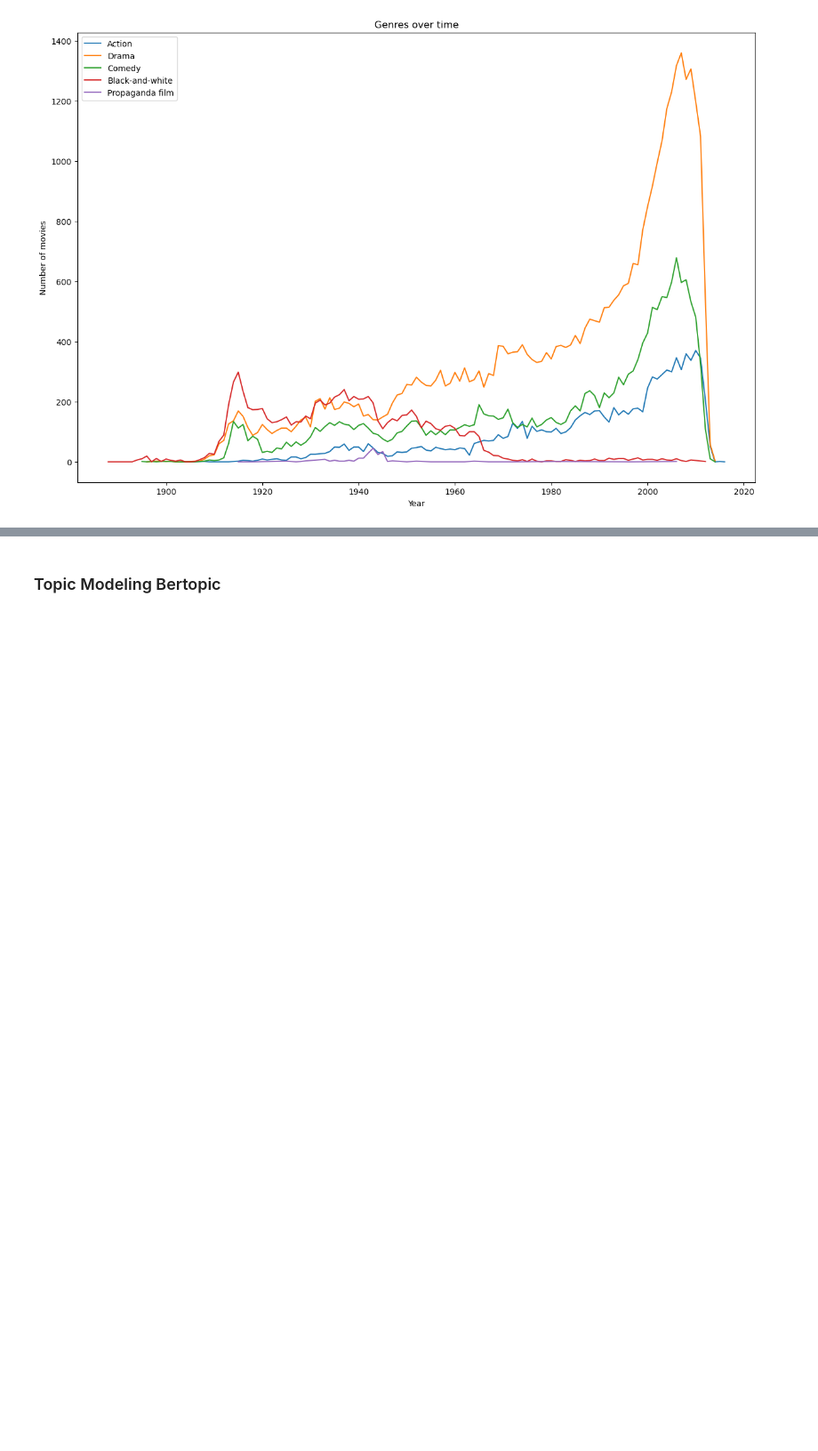
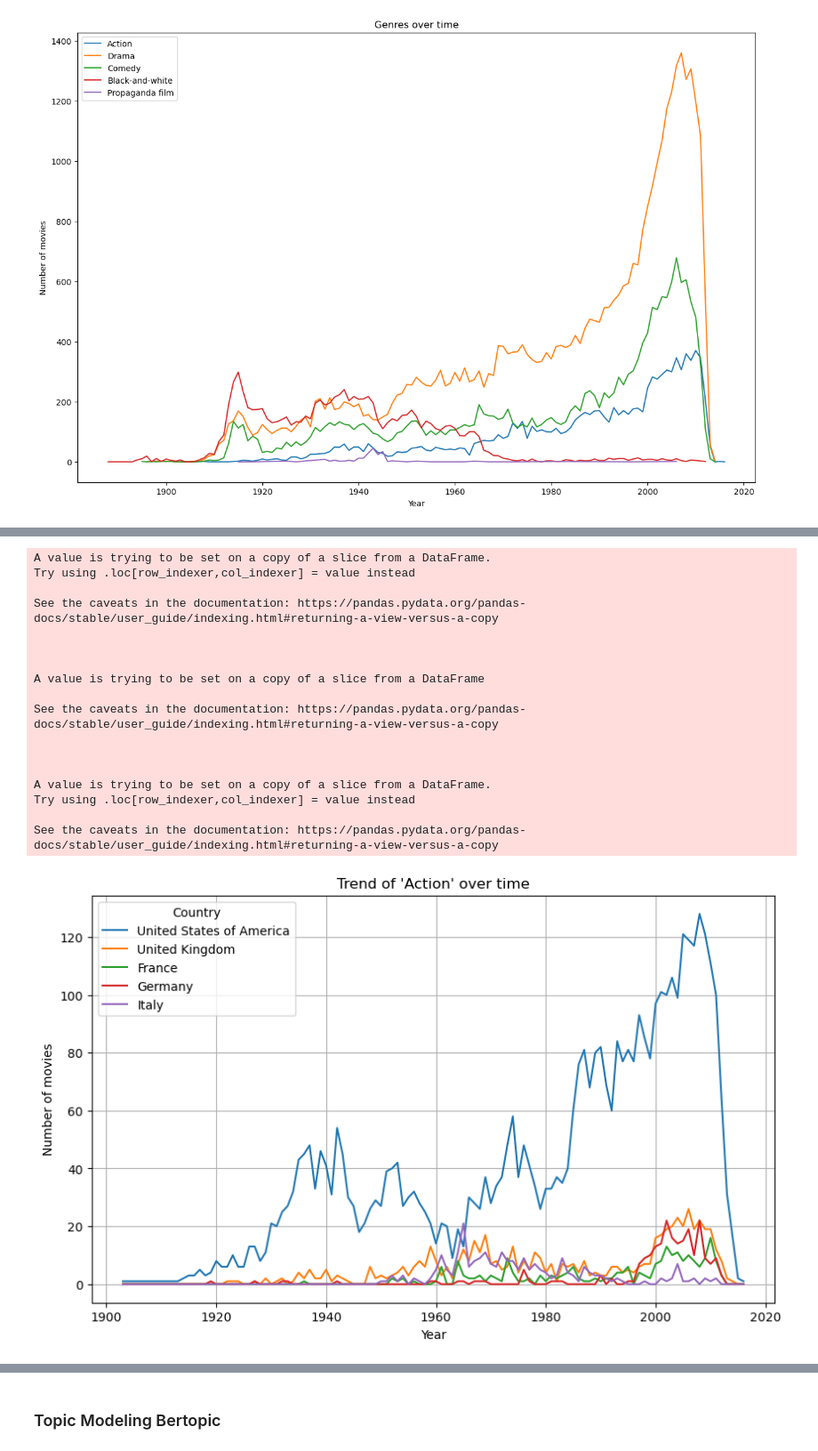
Before and after one commit to epfl-ada/ada-2024-project-teamcsx24, a Jupyter notebook: src/analysisResearch/dataExplo.ipynb, the cells around one changed output, grey strips where cells are left out. Shown at 89% size. Saved outputs shown, nothing was run; the diff lists cells and outputs as text; code cells hidden in the pictures; blank space fills up the shorter version.

Commit message:
Arnaud last commit resultsArnaud + genre explo

```diff
--- a/src/analysisResearch/dataExplo.ipynb
+++ b/src/analysisResearch/dataExplo.ipynb
@@ -155,0 +100,43 @@ fig.show()
+# %%
+# Genre evolution per country
+def plotGenreTrend(df, countries, genre):
+    df_filtered = df[(df['genres'] == genre) & (df['countries'].isin(countries))]
+    df_filtered['release_date'] = pd.to_datetime(df_filtered['release_date'], errors='coerce')
+    df_filtered.dropna(subset=['release_date'], inplace=True)
+    df_filtered['year'] = df_filtered['release_date'].dt.year
+    trend_data = df_filtered.groupby(['countries', 'year']).size().unstack(fill_value=0)
+
+    plt.figure(figsize=(10, 6))
+    for country in countries:
+        if country in trend_data.index:
+            plt.plot(trend_data.columns, trend_data.loc[country], label=country)
+
+    plt.title(f"Trend of '{genre}' over time")
+    plt.xlabel("Year")
+    plt.ylabel("Number of movies")
+    plt.legend(title="Country")
+    plt.grid(True)
+    plt.show()
+
+countries = ['United States of America', 'United Kingdom', 'France', 'Germany', 'Italy']
+genre = 'Action'
+plotGenreTrend(df_genres_countries_exploded, countries, genre)
+# %% [output]
+A value is trying to be set on a copy of a slice from a DataFrame.
+Try using .loc[row_indexer,col_indexer] = value instead
+
+See the caveats in the documentation: https://pandas.pydata.org/pandas-docs/stable/user_guide/indexing.html#returning-a-view-versus-a-copy
+
+
+
+A value is trying to be set on a copy of a slice from a DataFrame
+
+See the caveats in the documentation: https://pandas.pydata.org/pandas-docs/stable/user_guide/indexing.html#returning-a-view-versus-a-copy
+
+
+
+A value is trying to be set on a copy of a slice from a DataFrame.
+Try using .loc[row_indexer,col_indexer] = value instead
+
+See the caveats in the documentation: https://pandas.pydata.org/pandas-docs/stable/user_guide/indexing.html#returning-a-view-versus-a-copy
+[figure, added]
```
Also changed, not shown: parts of 8 cells of this notebook, 1 other file.
